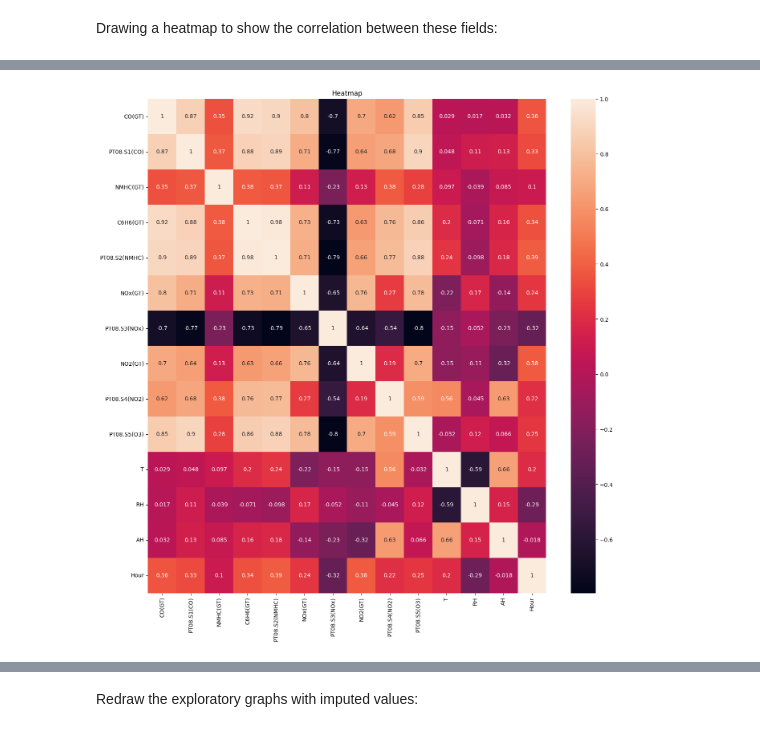
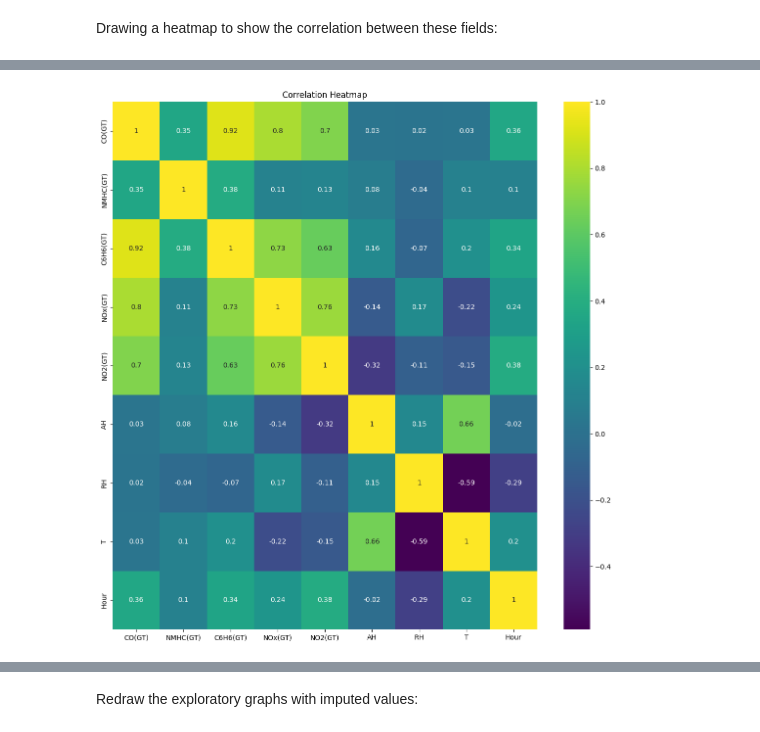
Before and after one commit to daemonchild/cardiffmet-dat5003-applied-datascience, a Jupyter notebook: DAT5003_AirQuality_Assessment_Notes.ipynb, the cells around one changed output, grey strips where cells are left out. Cells and saved outputs as stored; diff of their text form; code cells hidden in the pictures.

```diff
--- a/DAT5003_AirQuality_Assessment_Notes.ipynb
+++ b/DAT5003_AirQuality_Assessment_Notes.ipynb
@@ -299,0 +322,31 @@ df['Weekday'] = df['Datetime'].dt.day_name()
+# %%
+# Create 'Datetime'
+df['Datetime'] = pd.to_datetime(df['Date'] + ' ' + df['Time'])
+
+# Create 'Hour' by splitting the Time field
+# For example, 13:00:00 -> 13
+df['Hour'] = df['Time'].apply(lambda x: int(x.split(':')[0]))
+
+# Create 'Weekday' and 'WeekdayNo'
+df['Weekday'] = df['Datetime'].dt.day_name()
+df['WeekdayNo'] = df['Datetime'].dt.dayofweek
+
+# Create 'Weekday' and 'WeekdayNo'
+df['Month'] = df['Datetime'].dt.month_name()
+df['MonthNo'] = df['Datetime'].dt.month
+
+# Create a custom order for the days of the week, or it will be alphabetical
+weekday_custom_order = ['Monday', 'Tuesday', 'Wednesday', 'Thursday', 'Friday', 'Saturday', 'Sunday']
+month_custom_order = ['January', 'February', 'March', 'April', 'May', 'June', 'July', 'August', 'September', 'October', 'November', 'December']
+
+# Convert 'Weekday' to a categorical type uasing the custom order
+df['Weekday'] = pd.Categorical(df['Weekday'], categories=weekday_custom_order, ordered=True)
+df['Month'] = pd.Categorical(df['Month'], categories=month_custom_order, ordered=True)
+
+# Check the data types for the new features:
+# (df.dtypes creatres a series object, so need to recombine with the column names)
+
+print (f"{Fore.YELLOW}[EDA]{Fore.RESET} Data types for the new features:")
+
+dtypes_table = [(column, dtype) for column, dtype in zip(df.columns, df.dtypes)]
+print(tabulate(dtypes_table, headers=["Feature", "Data Type"], tablefmt="grid"))
@@ -378,7 +451,7 @@ print(f"Optimal number of neighbors: {best_k}")
 # %% [output]
 Optimal number of neighbors: 1
 # %%
-neighbours = 1
+neighbours = 2
 # https://www.geeksforgeeks.org/how-to-find-the-optimal-value-of-k-in-knn/
 
 imputer = KNNImputer(n_neighbors=neighbours, weights="uniform")
@@ -389,8 +519,12 @@ Drawing a heatmap to show the correlation between these fields:
 # %%
-numerical_df = df.select_dtypes(include=[np.number])
-plt.figure(figsize=(16, 16))
-sns.heatmap(numerical_df.corr(),annot=True)
-plt.title('Heatmap')
+numerical_df = df[gt_fields + atmos_fields + ['Hour']]
+
+# Create new plot
+plt.figure(figsize=(14, 14))
+
+# Apply rounding to 2 decimal places for better readability
+sns.heatmap(numerical_df.corr().round(2),annot=True, cmap='viridis')
+plt.title('Correlation Heatmap')
 plt.show()
 # %% [output]
-[figure, old version]
+[figure, new version]
```
Also changed, not shown: parts of 29 cells of this notebook.
